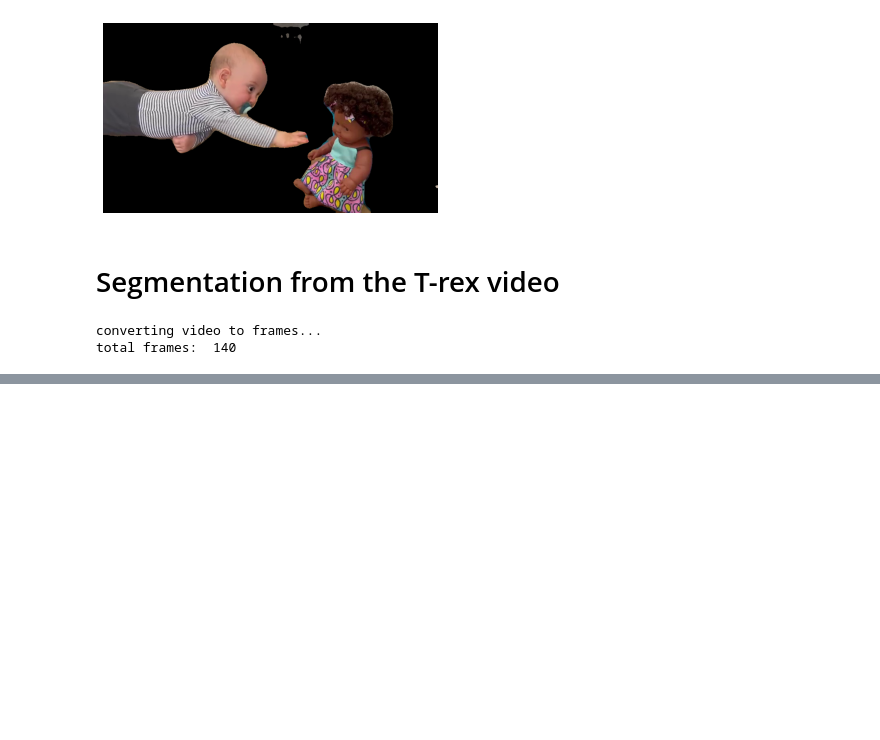
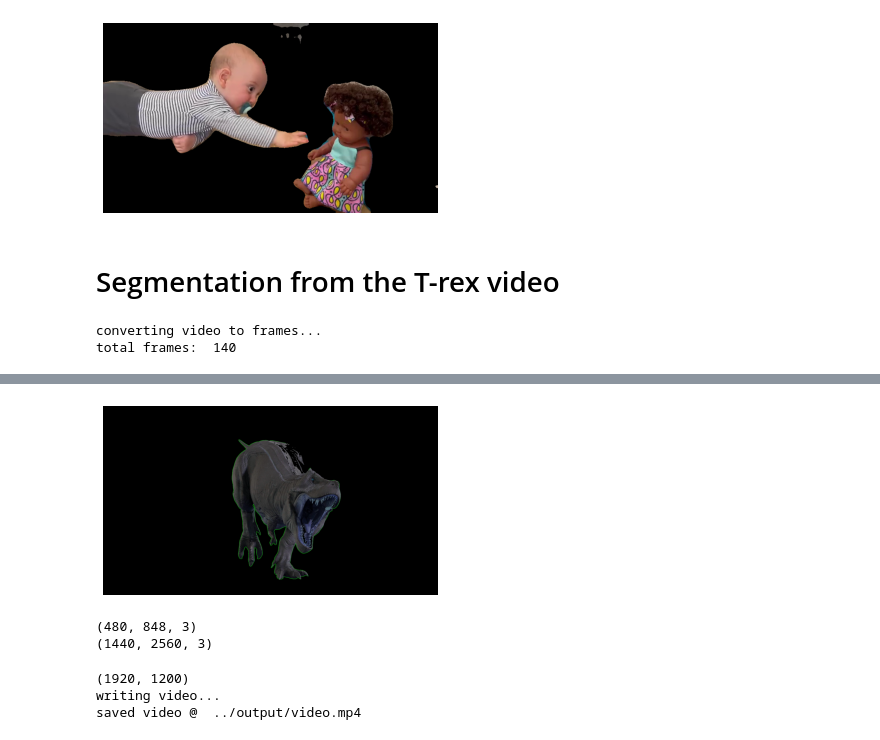
Before and after one commit to Adi-Yuval/Computer-Vision-HW, a Jupyter notebook: ee046746_hw2_classifiers_segmentation/code/ee046746_hw2_part3.ipynb, the cells around one changed output, grey strips where cells are left out. Saved outputs shown, nothing was run; the diff lists cells and outputs as text; code cells hidden in the pictures; blank space fills up the shorter version.

```diff
--- a/ee046746_hw2_classifiers_segmentation/code/ee046746_hw2_part3.ipynb
+++ b/ee046746_hw2_classifiers_segmentation/code/ee046746_hw2_part3.ipynb
@@ -90,0 +102,11 @@ IndexError: too many indices for array: array is 3-dimensional, but 5 were index
+# %%
+plt.imshow(masked_dino_frames[100])
+_ = plt.axis('off')
+# %% [output]
+[figure, added]
+# %%
+print(masked_person_frames[0].shape)
+print(masked_dino_frames[0].shape)
+# %% [output]
+(480, 848, 3)
+(1440, 2560, 3)
@@ -90,0 +147,6 @@ IndexError: too many indices for array: array is 3-dimensional, but 5 were index
+# %%
+frame_video_convert.image_seq_to_video("../output/stiched_frames/","../output/video.mp4")
+# %% [output]
+(1920, 1200)
+writing video...
+saved video @  ../output/video.mp4
```
Also changed, not shown: parts of 6 cells of this notebook.
